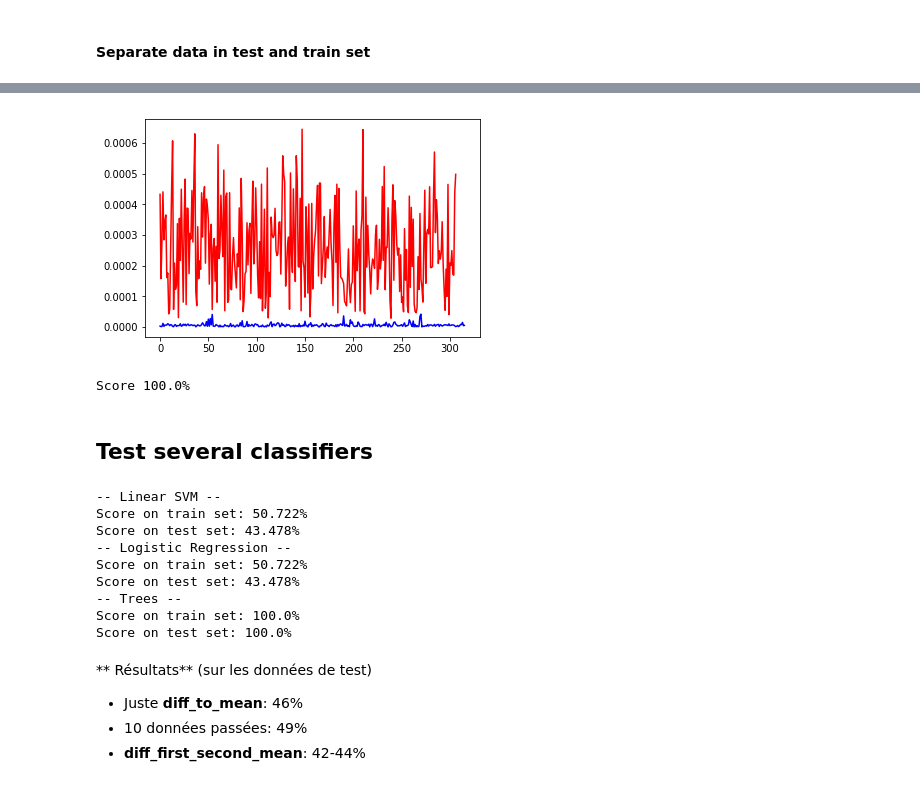
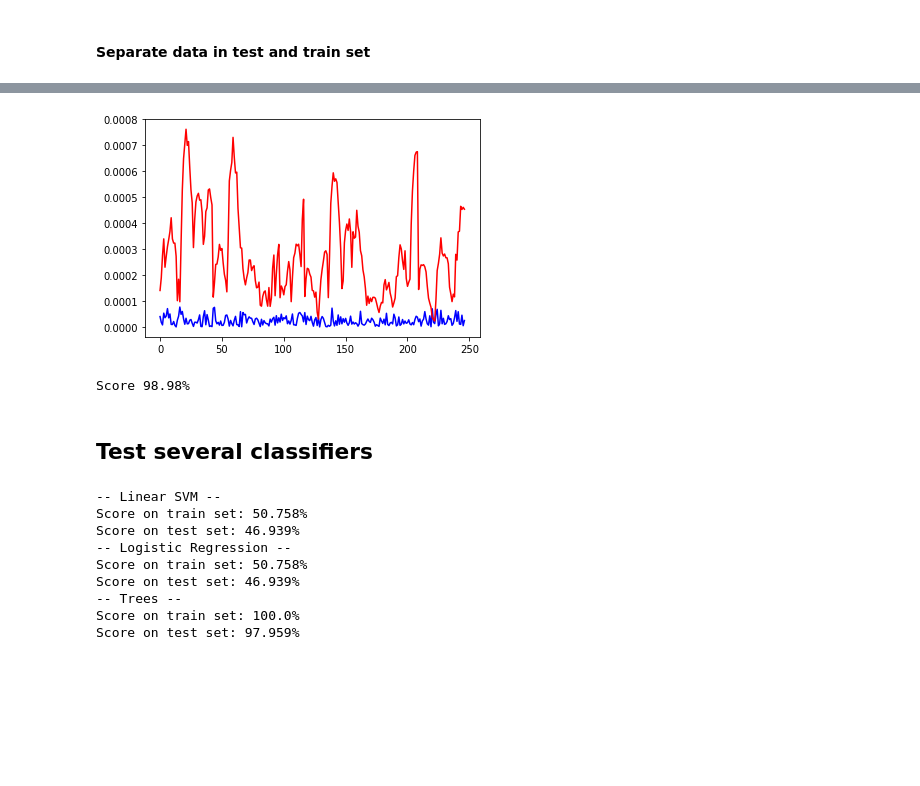
Before and after one commit to ELOISESOULIER/acterrea, a Jupyter notebook: Test_prediction_poumon_python.ipynb, the cells around one changed output, grey strips where cells are left out. Cells and saved outputs as stored; diff of their text form; code cells hidden in the pictures; blank space fills up the shorter version.

Commit message:
lung prediction with noisy data

```diff
--- a/Test_prediction_poumon_python.ipynb
+++ b/Test_prediction_poumon_python.ipynb
@@ -13,11 +14,15 @@ from sklearn.linear_model import LogisticRegression
 ## Load data
 and save them in a DataFrame
 # %%
-df = pd.read_csv("./data/out_O2.csv")
-T, nb_sim = np.shape(df)
-nb_sim -= 1
-print("Time horizon:", T)
-print("Number of simulations:", nb_sim)
+def load_data(data_file):
+    df = pd.read_csv(data_file)
+    T, nb_sim = np.shape(df)
+    nb_sim -= 1
+    print("Time horizon:", T)
+    print("Number of simulations:", nb_sim)
+    return nb_sim, T, df
+
+nb_sim, T, df = load_data("./data/out_O2_taub.csv")
 # %% [output]
 Time horizon: 36
 Number of simulations: 100
@@ -58,9 +63,9 @@ The following variables are used to determine the event: "accident" that we want
 # %%
 params = {'len_X': 10,
           'tau': 5,
-          'thres_mean': 5e-5,
+          'thres_mean': 1e-4,
           'X0_base': 0.0042,
-          'thres_gal': 0.001}
+          'thres_gal': 0.2}
 
 variables = [col for col in list(df.columns) if 'V' in col]
 # %% [markdown]
@@ -96,4 +101,6 @@ def process_var(df, variables):
     data['Y'] = data['Y1'] + data['Y2']
     data['Y'] = data['Y'].apply(lambda x: 1 if x > 0 else 0)
 
-    return data[['Y', 'X', 'trajec']]
+    return data
+
+data = process_var(df, variables)
@@ -131,7 +141,8 @@ descriptors = {'X': [], 'Y': [], 'trajec': [],
                'mean': [],
                'diff_to_mean': [],
                'diff_first_second_mean': [],
-               'diff_to_X0': []}
+               'diff_to_X0': [],
+               'actual_evolution': [], 'past_evolution': [], 'mean_past_evolution': []}
 for i in range(1, params['len_X'] + 1):
     descriptors['X_{}'.format(i)] = []
 
@@ -151,6 +162,12 @@ for n in range(nb_trajec):
         descriptors['diff_first_second_mean'].append(np.abs(np.mean(X_[:int(params['len_X']/2)])\
                                                             - np.mean(X_[int(params['len_X']/2):])))
         descriptors['diff_to_X0'].append(np.abs(np.mean(X_) - params['X0_base']))
+        descriptors['actual_evolution'].append(data['X'][i] - data['X'][i-1])
+
+        past_evolution = [X_[k] - X_[k-1] for k in range(1, len(X_))]
+        descriptors['past_evolution'].append(past_evolution)
+        descriptors['mean_past_evolution'].append(np.mean(past_evolution))
+
 
         # Past values
         for k in range(1, params['len_X'] + 1):
@@ -357,18 +337,18 @@ print(np.shape(X_train))
 # %%
-plt.plot(X_Y0[:, 0], color='b')
-plt.plot(X_Y1[:, 0], color='r')
+plt.plot(X_data[Y_data == 0][:, 0], color='b')
+plt.plot(X_data[Y_data == 1][:, 0], color='r')
 
 plt.show()
 # %% [output]
-[figure, old version]
+[figure, new version]
 # %%
-Y_predict = X_test[:, 0] > 0.00004
+Y_predict = X_test[:, 0] > 0.00008
 Y_predict = [int(y) for y in Y_predict]
 
 # Score
 print("Score {}%".format(round(np.sum(Y_predict == Y_test) / len(Y_test) * 100, 2)))
 # %% [output]
-Score 100.0%
+Score 98.98%
 # %% [markdown]
 ## Test several classifiers
 # %%
@@ -391,23 +371,18 @@ logreg = LogisticRegression()
 test_classif_model(logreg, X_train, Y_train, X_test, Y_test)
 
 print("-- Trees --")
-TreeClassif = sklearn.tree.DecisionTreeClassifier()
+TreeClassif = tree.DecisionTreeClassifier()
 test_classif_model(TreeClassif, X_train, Y_train, X_test, Y_test)
 # %% [output]
 -- Linear SVM --
-Score on train set: 50.722%
-Score on test set: 43.478%
+Score on train set: 50.758%
+Score on test set: 46.939%
 -- Logistic Regression --
-Score on train set: 50.722%
-Score on test set: 43.478%
+Score on train set: 50.758%
+Score on test set: 46.939%
 -- Trees --
 Score on train set: 100.0%
-Score on test set: 100.0%
+Score on test set: 97.959%
-# %% [markdown]
-** Résultats** (sur les données de test)
-* Juste **diff_to_mean**: 46%
-* 10 données passées: 49%
-* **diff_first_second_mean**: 42-44%
 # %%
 # Coefficients de la regression logistique...
 logreg.coef_
```
Also changed, not shown: parts of 43 cells of this notebook.
